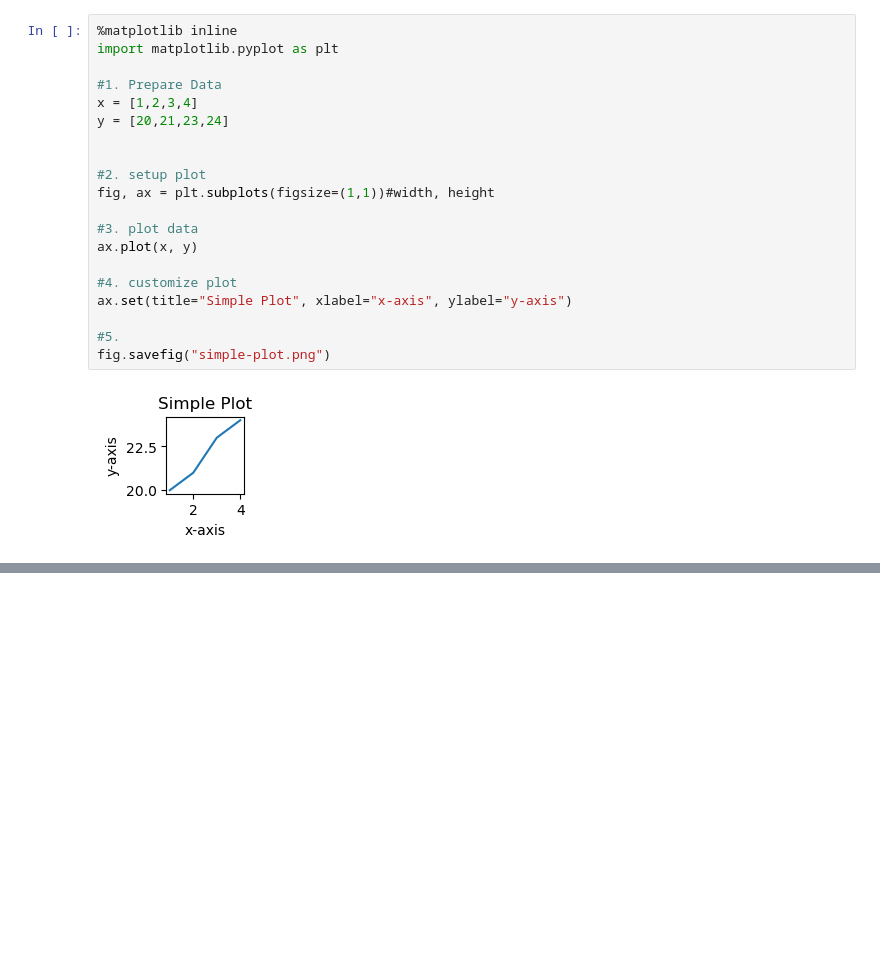
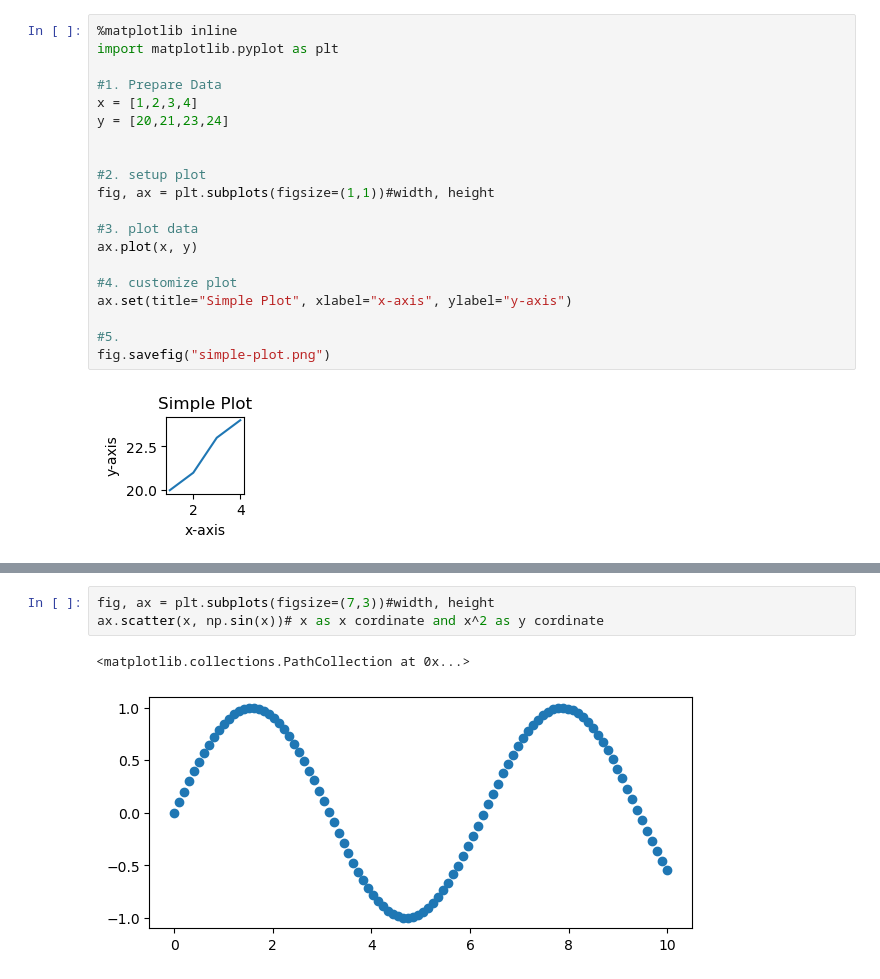
Before and after one commit to mail2prasanthv/4-AIML-Matplotlib, a Jupyter notebook: Introduction to Matplotlib.ipynb, the cells around one changed output, grey strips where cells are left out. Drawn from its saved outputs; the diff is of its cells as text; blank space fills up the shorter version.

```diff
--- a/Introduction to Matplotlib.ipynb
+++ b/Introduction to Matplotlib.ipynb
@@ -50,0 +102,6 @@ fig.savefig("simple-plot.png")
+# %%
+fig, ax = plt.subplots(figsize=(7,3))#width, height
+ax.scatter(x, np.sin(x))# x as x cordinate and x^2 as y cordinate
+# %% [output]
+<matplotlib.collections.PathCollection at 0x...>
+[figure, added]
```
Also changed, not shown: parts of 20 cells of this notebook, 2 other files.
